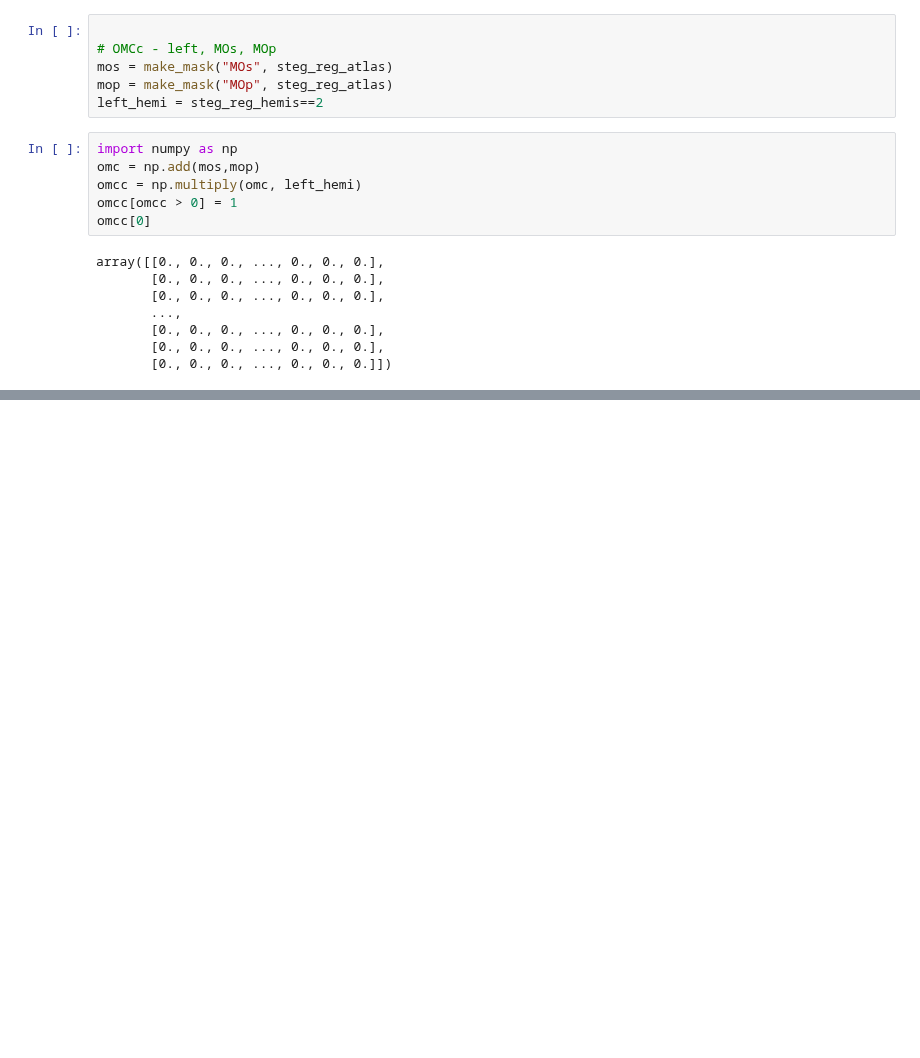
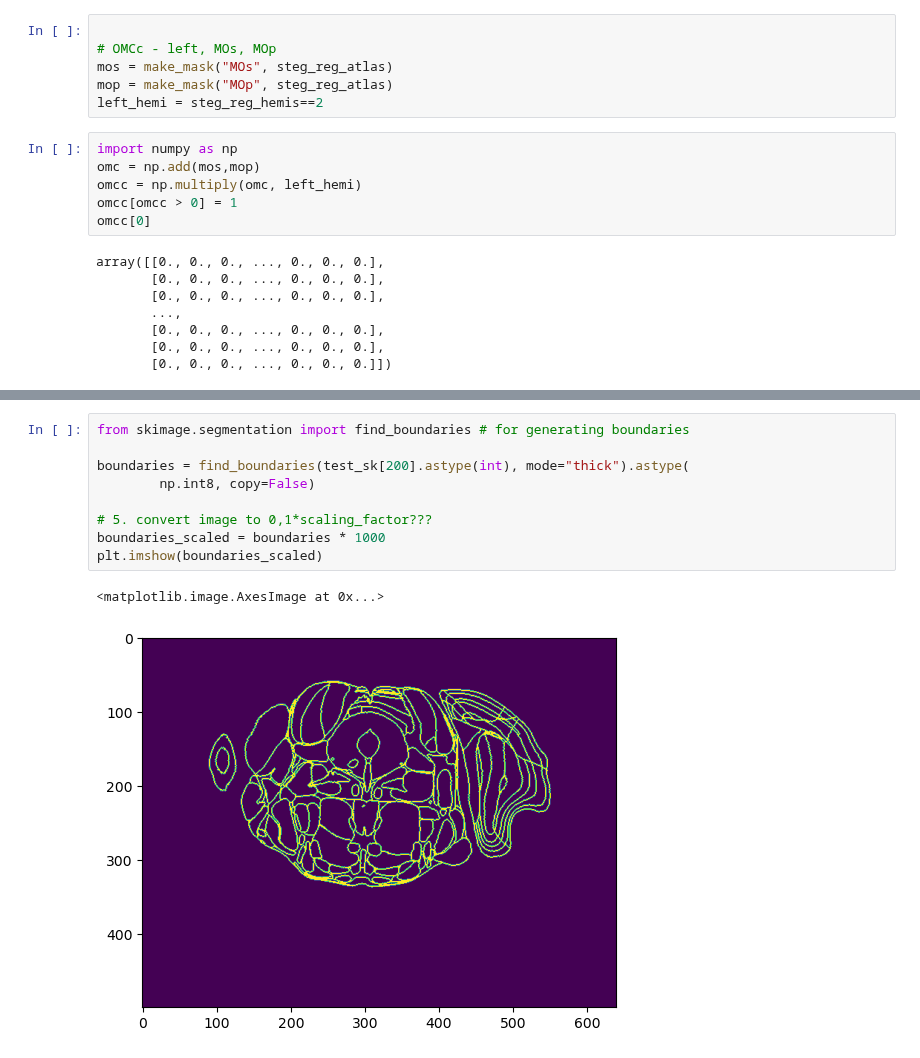
Before and after one commit to eisko/STP_analysis, a Jupyter notebook: test.ipynb, the cells around one changed output, grey strips where cells are left out. Cells and saved outputs as stored; diff of their text form; blank space fills up the shorter version.

```diff
--- a/test.ipynb
+++ b/test.ipynb
@@ -123,0 +205,12 @@ array([[0., 0., 0., ..., 0., 0., 0.],
+# %%
+from skimage.segmentation import find_boundaries # for generating boundaries
+
+boundaries = find_boundaries(test_sk[200].astype(int), mode="thick").astype(
+        np.int8, copy=False)
+
+# 5. convert image to 0,1*scaling_factor???
+boundaries_scaled = boundaries * 1000
+plt.imshow(boundaries_scaled)
+# %% [output]
+<matplotlib.image.AxesImage at 0x...>
+[figure, added]
```
Also changed, not shown: parts of 11 cells of this notebook, 3 other files.
